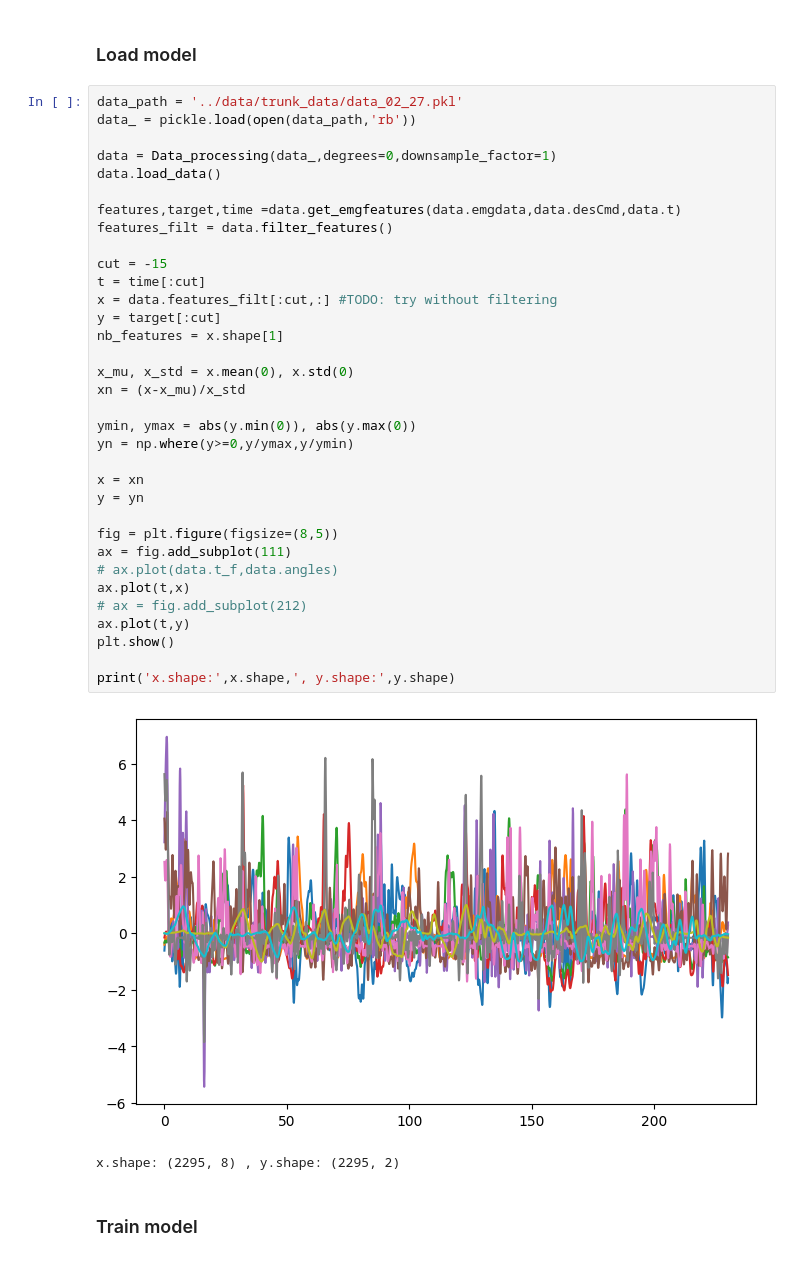
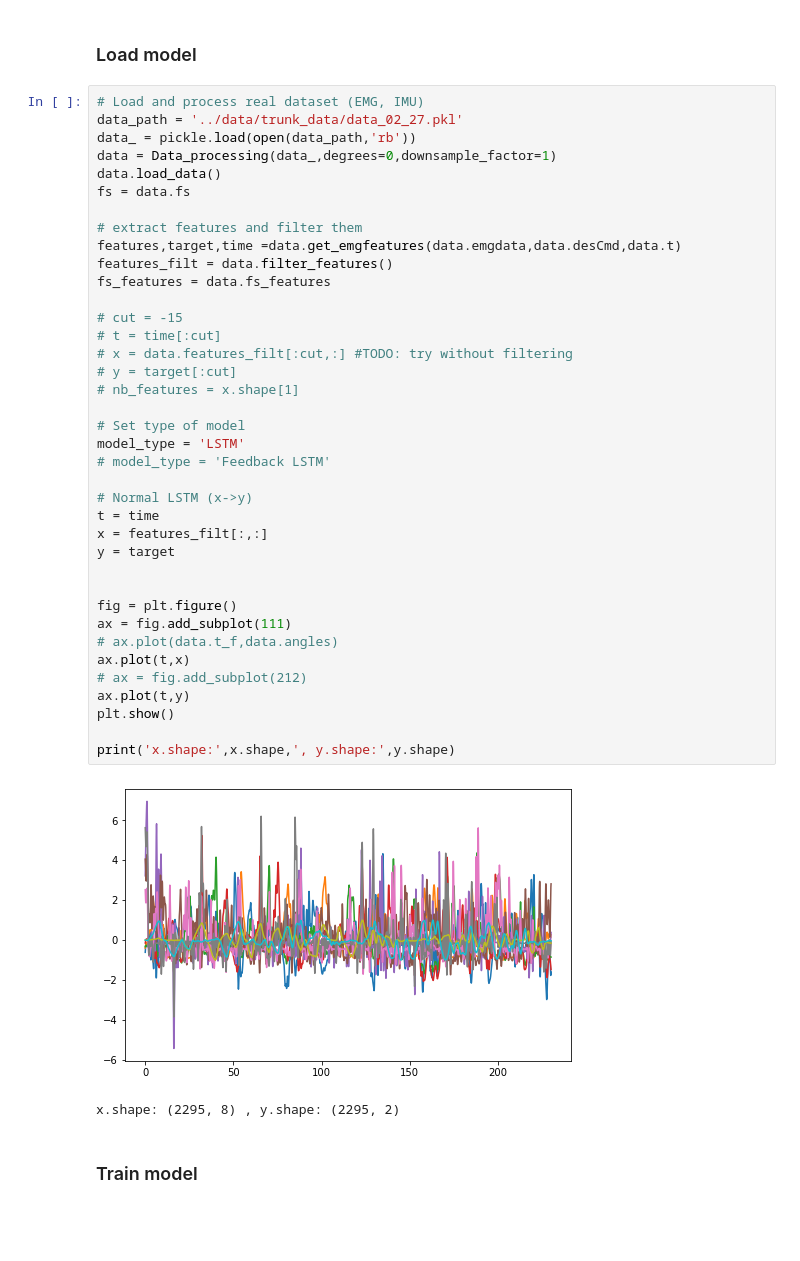
Before and after one commit to nash169/dynamics-learning, a Jupyter notebook: examples/EMG-regression.ipynb, the cells around one changed output. Drawn from its saved outputs; the diff is of its cells as text; blank space fills up the shorter version.

```diff
--- a/examples/EMG-regression.ipynb
+++ b/examples/EMG-regression.ipynb
@@ -22,41 +27,45 @@ from emg_regression.approximators.lstm import LSTM
 # %% [markdown]
 ### Load model
 # %%
+# Load and process real dataset (EMG, IMU)
 data_path = '../data/trunk_data/data_02_27.pkl'
 data_ = pickle.load(open(data_path,'rb'))
-
 data = Data_processing(data_,degrees=0,downsample_factor=1)
 data.load_data()
+fs = data.fs
 
+# extract features and filter them
 features,target,time =data.get_emgfeatures(data.emgdata,data.desCmd,data.t)
 features_filt = data.filter_features()
+fs_features = data.fs_features
 
-cut = -15
-t = time[:cut]
-x = data.features_filt[:cut,:] #TODO: try without filtering
-y = target[:cut]
-nb_features = x.shape[1]
+# cut = -15
+# t = time[:cut]
+# x = data.features_filt[:cut,:] #TODO: try without filtering
+# y = target[:cut]
+# nb_features = x.shape[1]
 
-x_mu, x_std = x.mean(0), x.std(0)
-xn = (x-x_mu)/x_std
+# Set type of model
+model_type = 'LSTM'
+# model_type = 'Feedback LSTM'
 
-ymin, ymax = abs(y.min(0)), abs(y.max(0))
-yn = np.where(y>=0,y/ymax,y/ymin)
+# Normal LSTM (x->y)
+t = time
+x = features_filt[:,:]
+y = target
 
-x = xn
-y = yn
 
-fig = plt.figure(figsize=(8,5))
+fig = plt.figure()
 ax = fig.add_subplot(111)
 # ax.plot(data.t_f,data.angles)
 ax.plot(t,x)
 # ax = fig.add_subplot(212)
 ax.plot(t,y)
 plt.show()
 
 print('x.shape:',x.shape,', y.shape:',y.shape)
 # %% [output]
-[figure, old version]
+[figure, new version]
 x.shape: (2295, 8) , y.shape: (2295, 2)
 # %% [markdown]
 ### Train model
```
Also changed, not shown: parts of 5 cells of this notebook, 11 other files.
